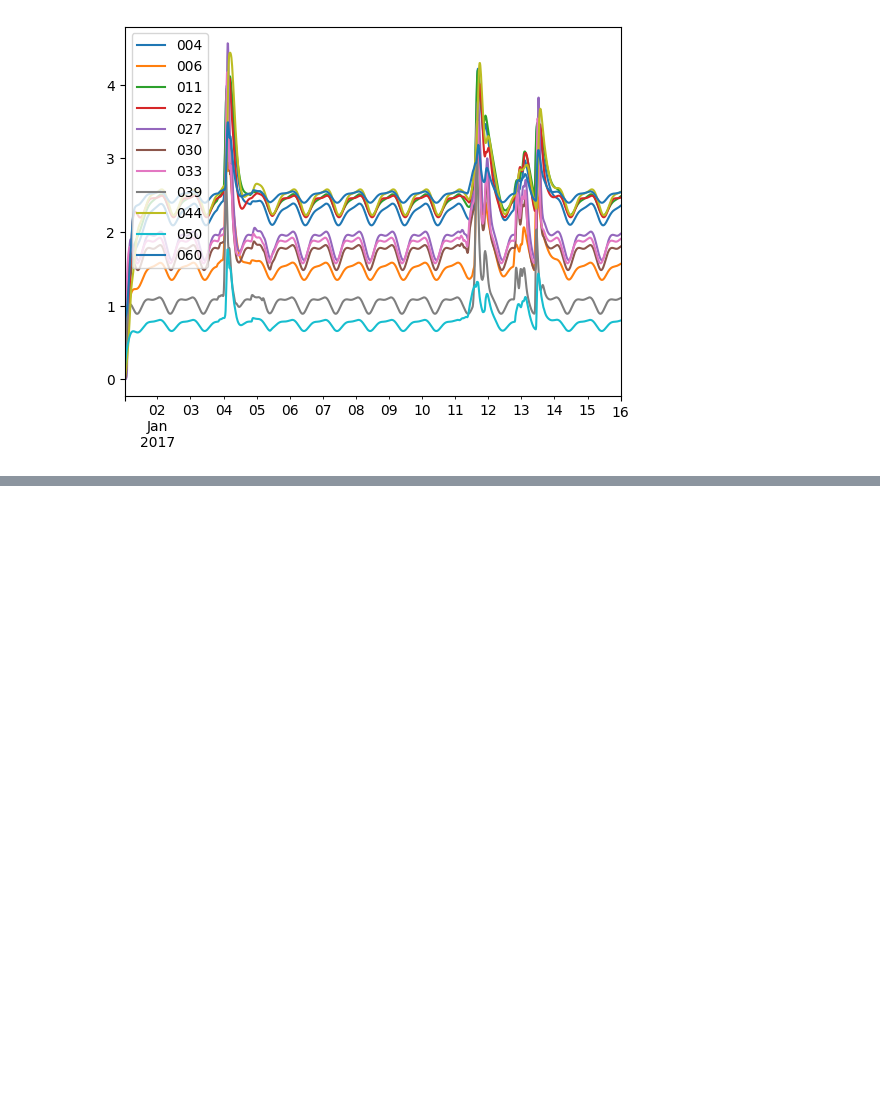
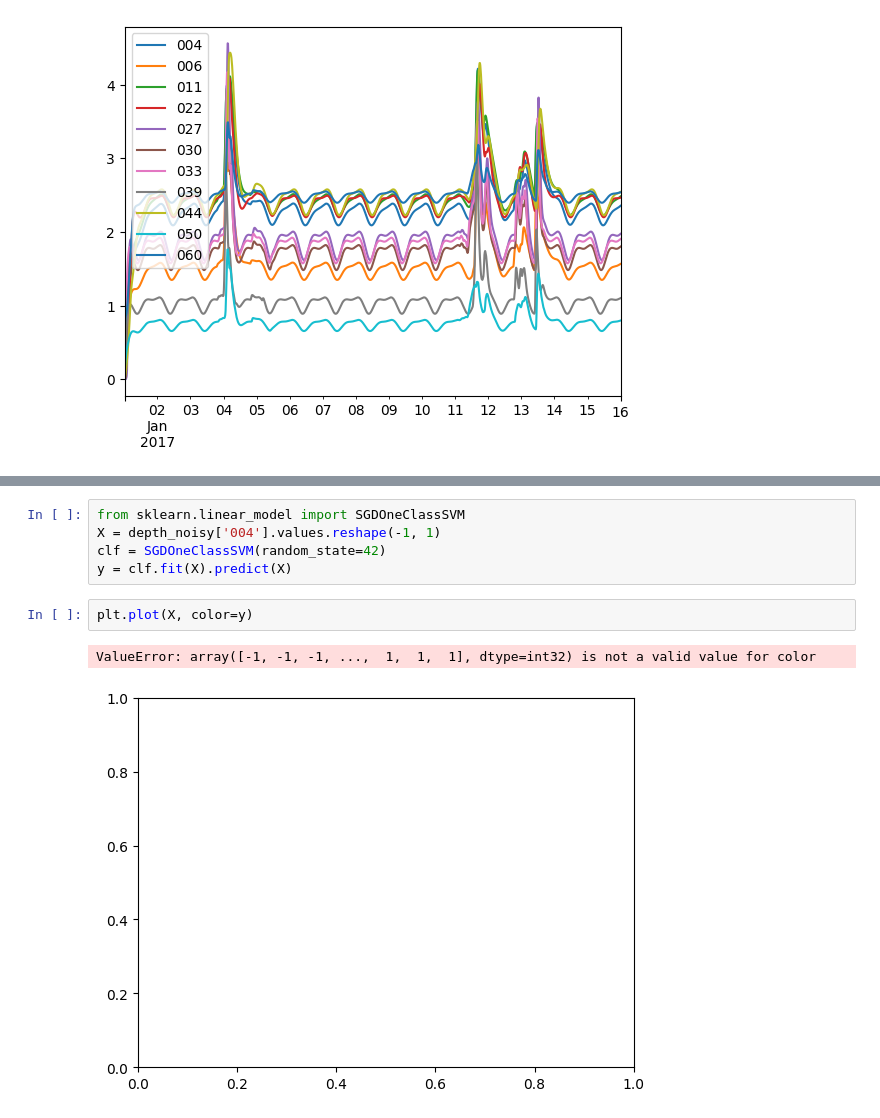
Before and after one commit to abhiramm7/ewri2023_DigitalWater101, a Jupyter notebook: Data Filtering.ipynb, the cells around one changed output, grey strips where cells are left out. Drawn from its saved outputs; the diff is of its cells as text; blank space fills up the shorter version.

```diff
--- a/Data Filtering.ipynb
+++ b/Data Filtering.ipynb
@@ -95,0 +81,10 @@ array([ 0.05406045, -0.01749496,  0.16475617,  0.05602294,  0.04537372,
+# %%
+from sklearn.linear_model import SGDOneClassSVM
+X = depth_noisy['004'].values.reshape(-1, 1)
+clf = SGDOneClassSVM(random_state=42)
+y = clf.fit(X).predict(X)
+# %%
+plt.plot(X, color=y)
+# %% [output]
+ValueError: array([-1, -1, -1, ...,  1,  1,  1], dtype=int32) is not a valid value for color
+[figure, added]
```
Also changed, not shown: parts of 21 cells of this notebook, 1 other file.
